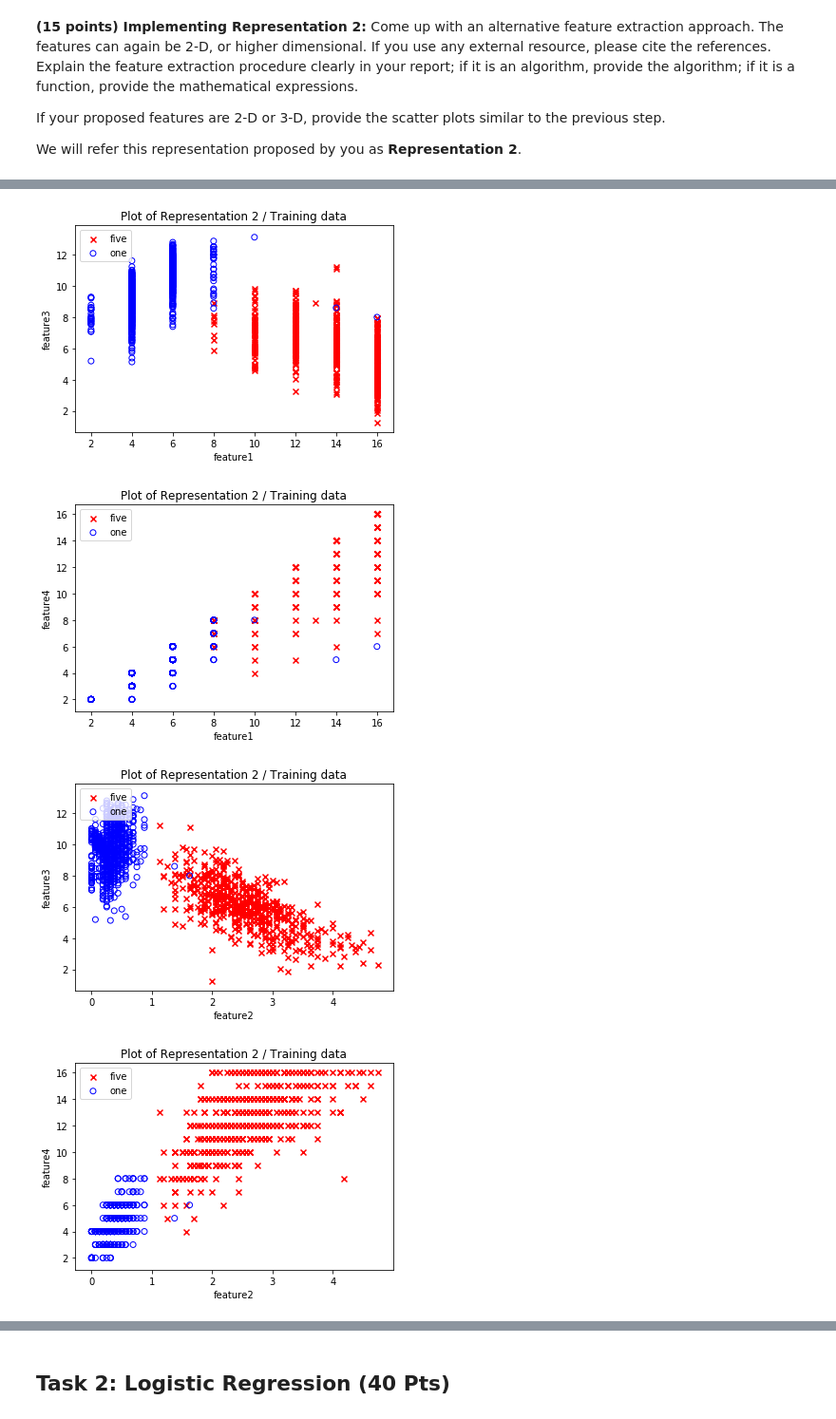
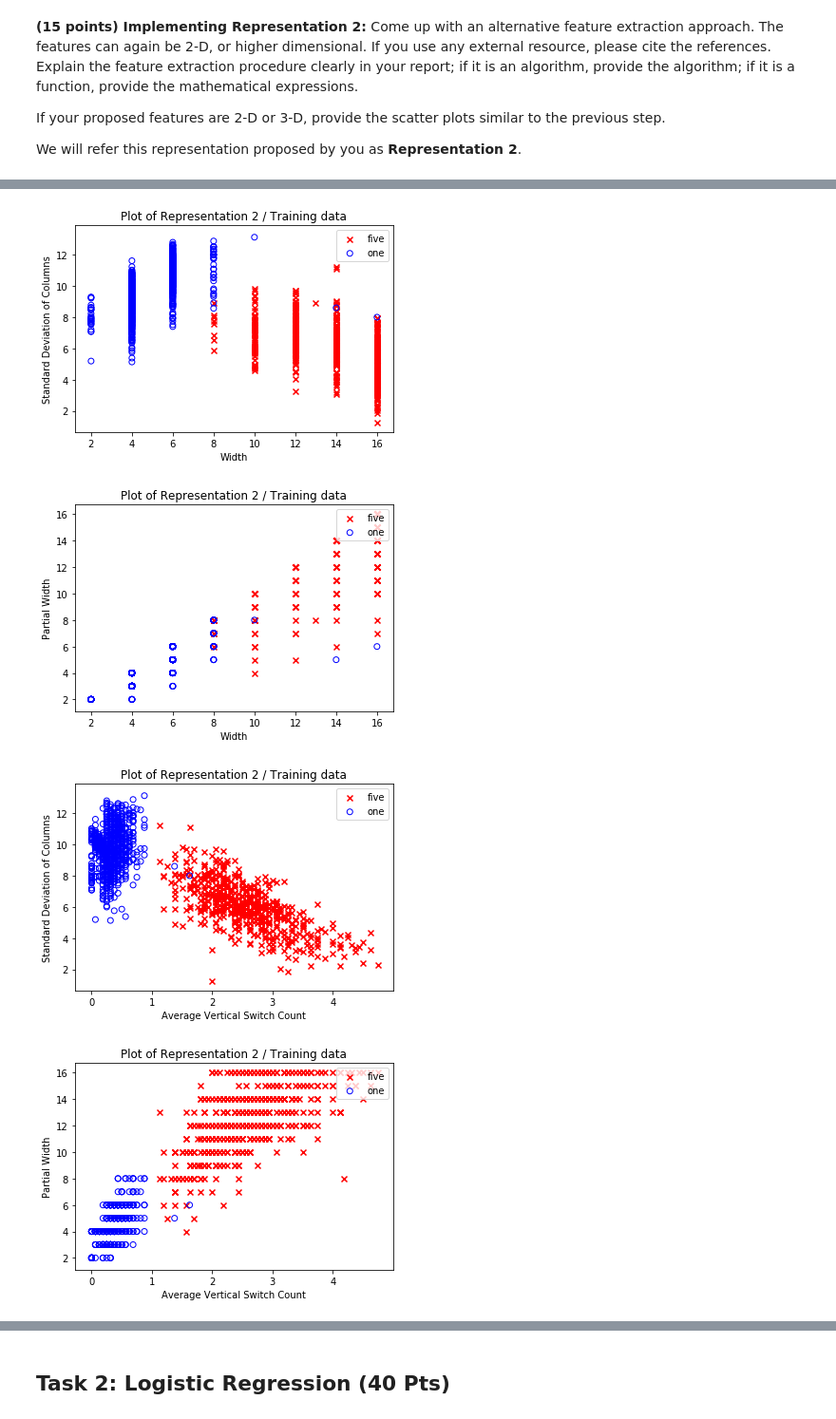
Before and after one commit to yavuzDemir21/Machine-Learning-Digit-Classifier, a Jupyter notebook: SolnTemplate_Yavuz.ipynb, the cells around one changed output, grey strips where cells are left out. Shown at 95% size. Cells and saved outputs as stored; diff of their text form; code cells hidden in the pictures.

Commit message:
plot correction

```diff
--- a/SolnTemplate_Yavuz.ipynb
+++ b/SolnTemplate_Yavuz.ipynb
@@ -157,8 +157,9 @@ train_features = extract(train_data)
 test_features = extract(test_data)
 # %%
 #plots the training data with possible combination of the features
+features=['Width','Average Vertical Switch Count','Standard Deviation of Columns','Partial Width']
 for i in range(3):
     for j in range (i+1, 4):
-        plotterStacked(train_features,train_labels, 'upper left', 'feature' + str(i+1), 'feature' + str(j+1), 'Plot of Representation 2 / Training data', i, j)
+        plotterStacked(train_features,train_labels, 'upper right', features[i], features[j], 'Plot of Representation 2 / Training data', i, j)
         plt.show()
 # %% [output]
@@ -166,4 +167,4 @@ for i in range(3):
-[figure, old version]
+[figure, new version]
-[figure, old version]
+[figure, new version]
-[figure, old version]
+[figure, new version]
-[figure, old version]
+[figure, new version]
```
Also changed, not shown: parts of 13 cells of this notebook.
